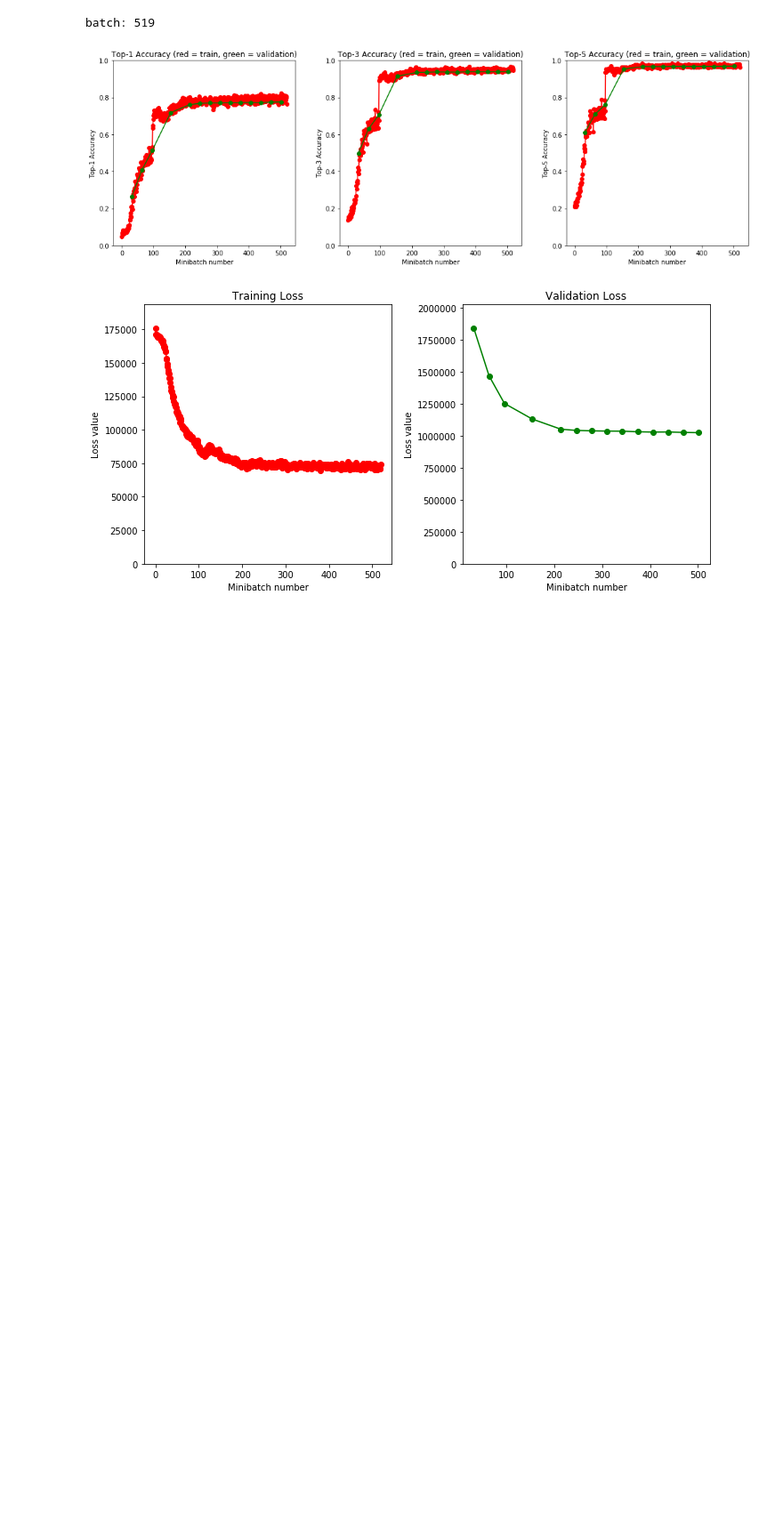
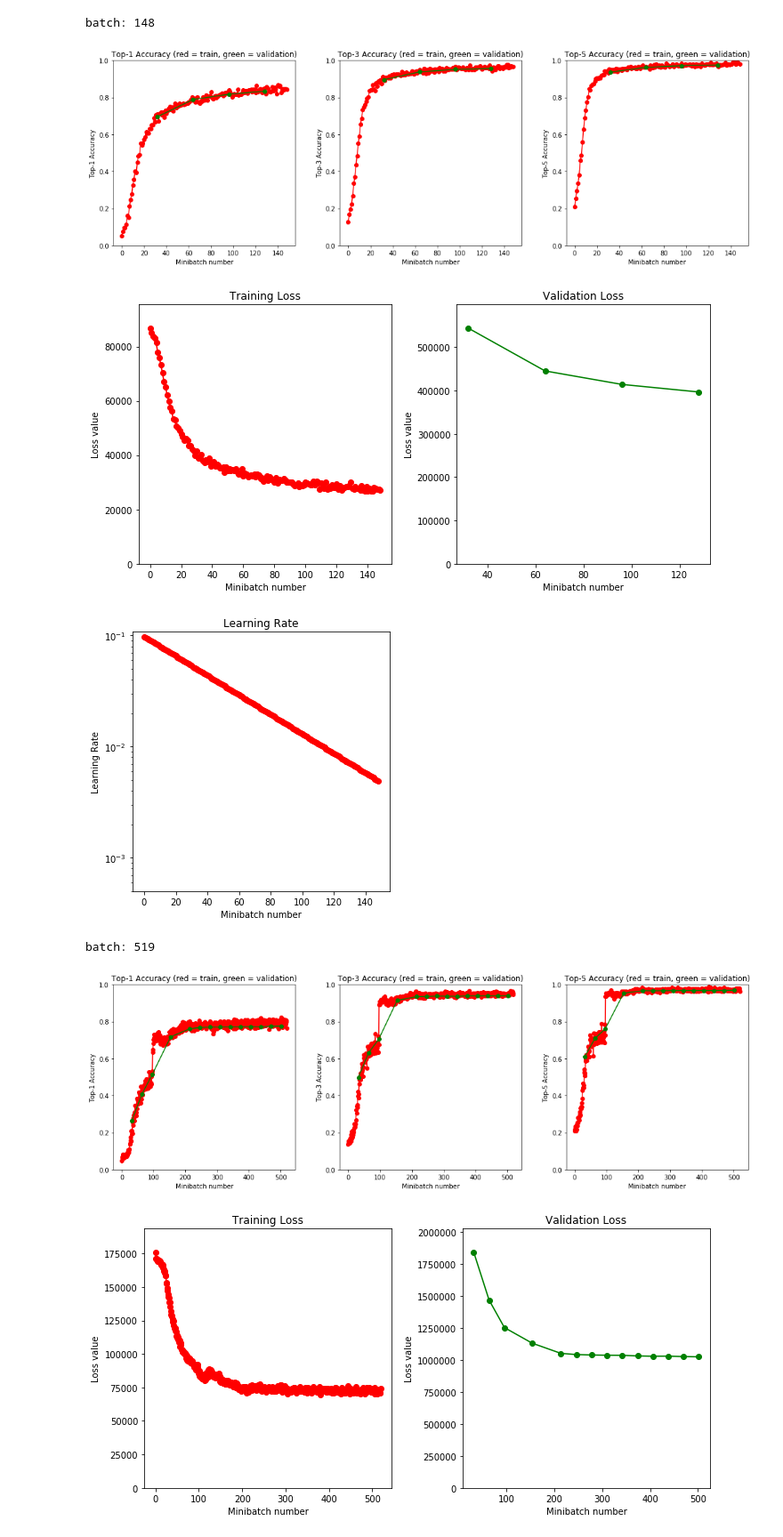
Before and after one commit to StanfordVisionSystems/vfeedbacknet, a Jupyter notebook: notebooks/loss_curves.ipynb, the cells around one changed output. Shown: that part at 89% size. Drawn from its saved outputs; the diff is of its cells as text; code cells hidden in the pictures; blank space fills up the shorter version.

```diff
--- a/notebooks/loss_curves.ipynb
+++ b/notebooks/loss_curves.ipynb
@@ -128 +286,11 @@ batch: 139
+# %%
+header, data = get_data_legacy(os.path.join(EXPERIMENT_DIR, '20bn/vfeedbacknet_model1', 'training_log.csv'))
+plot_accuracy_legacy(data, ylim=1)
+plot_loss_legacy(data)
+plot_learning_rate_legacy(data)
+# %% [output]
+batch: 148
+[figure, added]
+[figure, added]
+[figure, added]
 # %%
```
Also changed, not shown: parts of 7 cells of this notebook, 1 other file.
